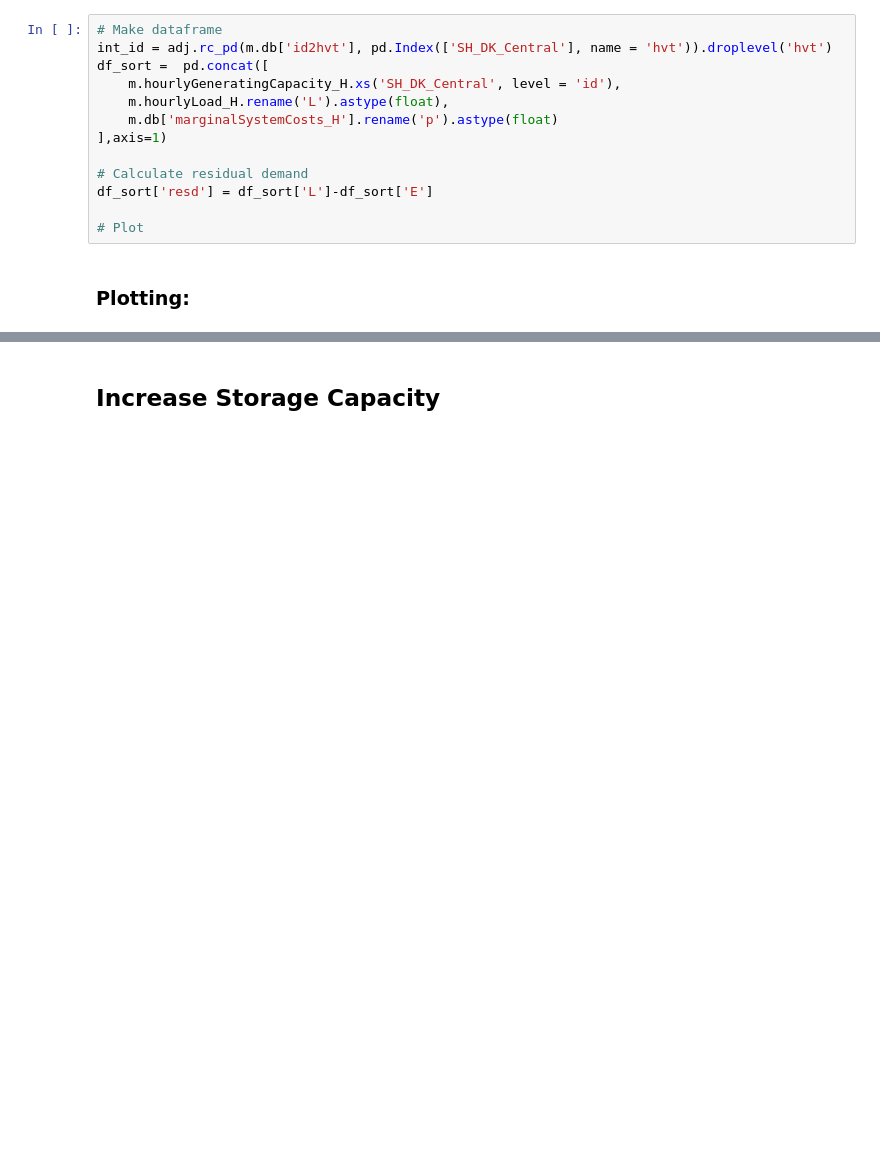
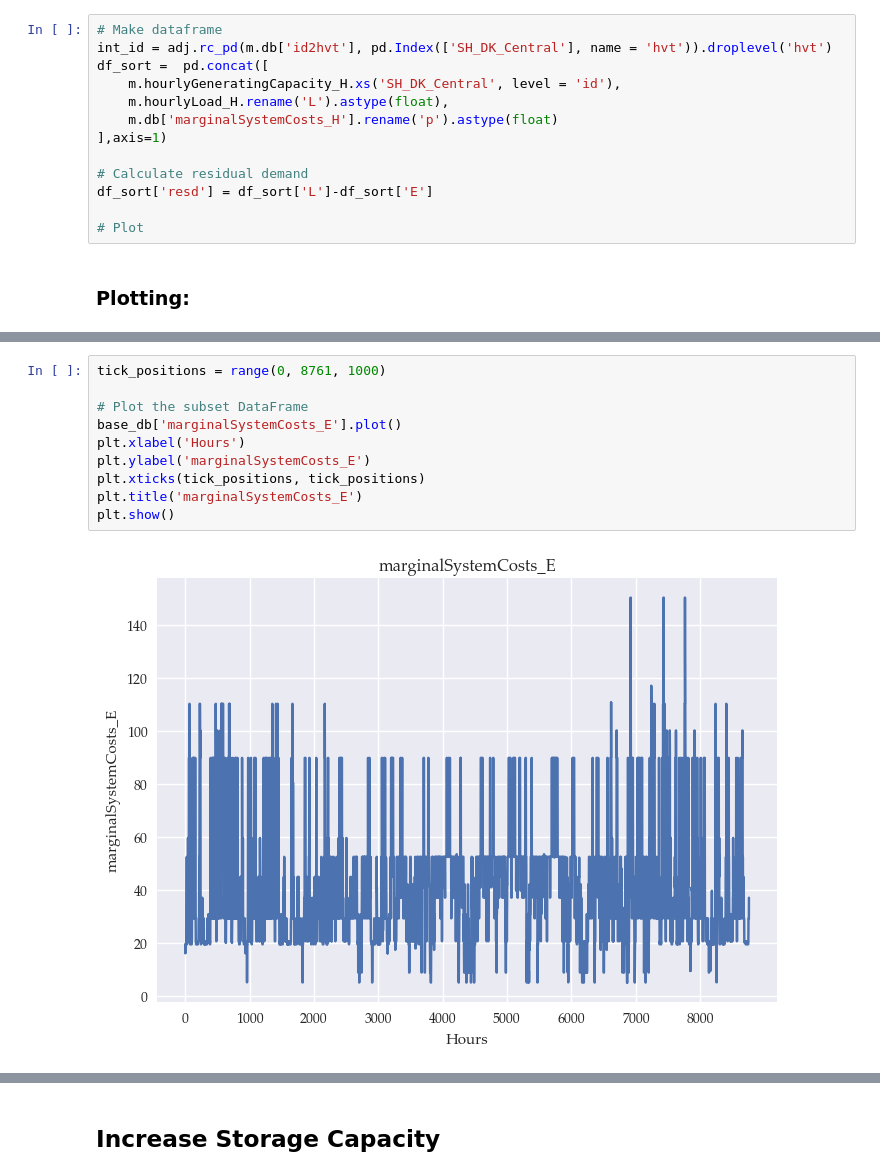
Before and after one commit to marcherger/EnergyEconGroupWork, a Jupyter notebook: Analysis_mBasicPH_storage.ipynb, the cells around one changed output, grey strips where cells are left out. Saved outputs shown, nothing was run; the diff lists cells and outputs as text; blank space fills up the shorter version.

```diff
--- a/Analysis_mBasicPH_storage.ipynb
+++ b/Analysis_mBasicPH_storage.ipynb
@@ -158,2 +140,14 @@ plt.show()
+# %%
+tick_positions = range(0, 8761, 1000)
+
+# Plot the subset DataFrame
+base_db['marginalSystemCosts_E'].plot()
+plt.xlabel('Hours')
+plt.ylabel('marginalSystemCosts_E')
+plt.xticks(tick_positions, tick_positions)
+plt.title('marginalSystemCosts_E')
+plt.show()
+# %% [output]
+[figure, added]
 # %%
 start_hour = 1
```
Also changed, not shown: parts of 8 cells of this notebook, 1 other file.
